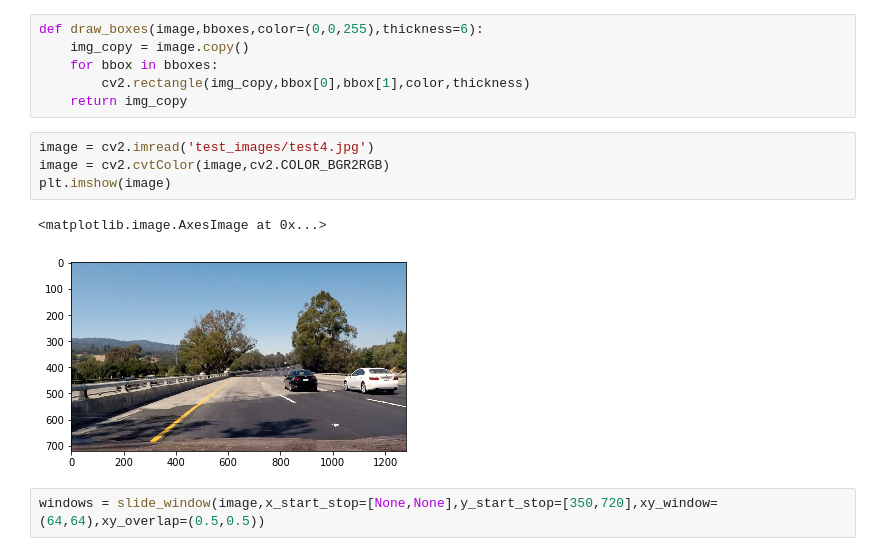
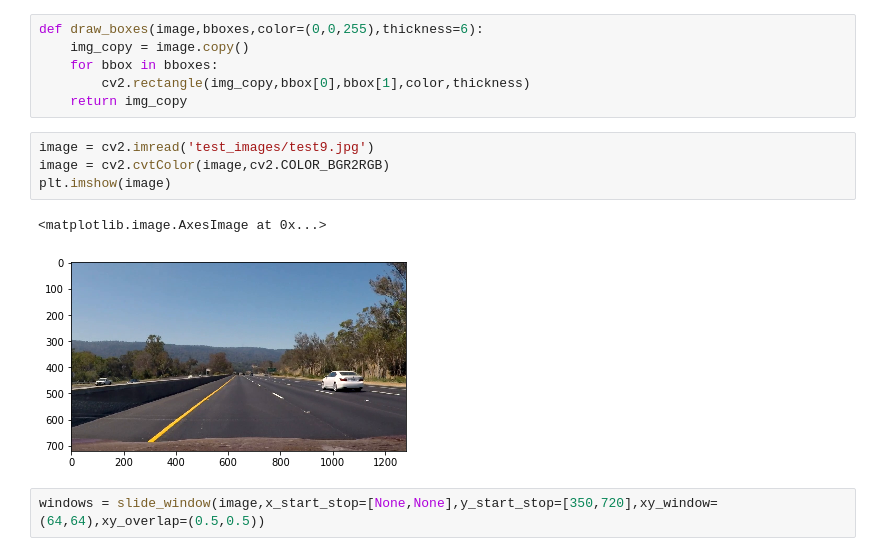
Before and after one commit to root221/CarND-Vehicle-Detection, a Jupyter notebook: VehicleDetectionAndTracking.ipynb, the cells around one changed output. Saved outputs shown, nothing was run; the diff lists cells and outputs as text.

```diff
--- a/VehicleDetectionAndTracking.ipynb
+++ b/VehicleDetectionAndTracking.ipynb
@@ -289,12 +290,12 @@ def draw_boxes(image,bboxes,color=(0,0,255),thickness=6):
         cv2.rectangle(img_copy,bbox[0],bbox[1],color,thickness)
     return img_copy
 # %%
-image = cv2.imread('test_images/test4.jpg')
+image = cv2.imread('test_images/test9.jpg')
 image = cv2.cvtColor(image,cv2.COLOR_BGR2RGB)
 plt.imshow(image)
 # %% [output]
 <matplotlib.image.AxesImage at 0x...>
-[figure, old version]
+[figure, new version]
 # %%
 windows = slide_window(image,x_start_stop=[None,None],y_start_stop=[350,720],xy_window=(64,64),xy_overlap=(0.5,0.5))
 # %%
```
Also changed, not shown: parts of 17 cells of this notebook.
